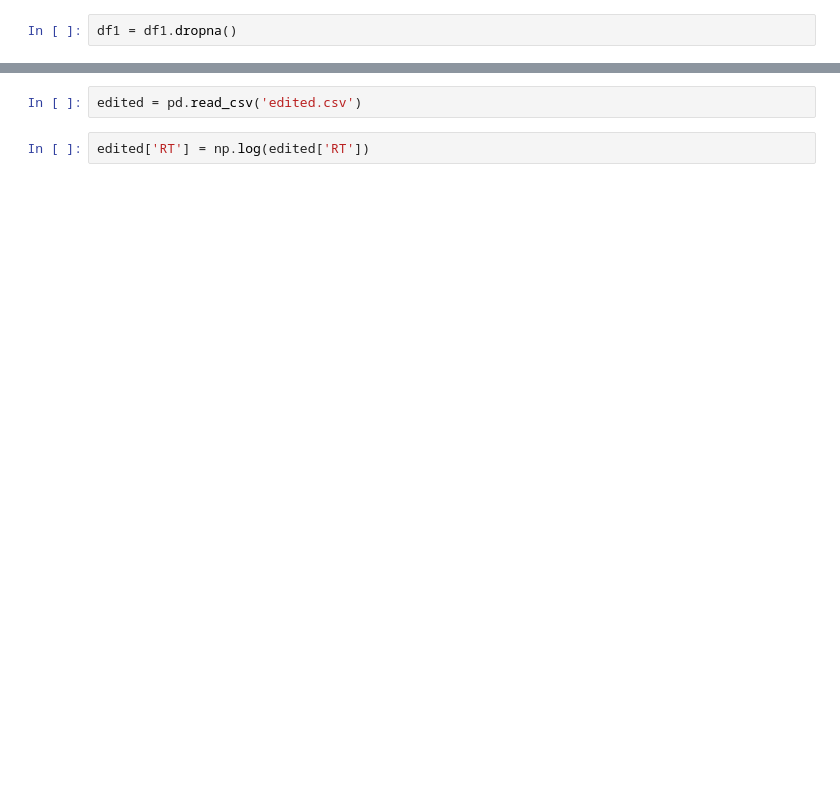
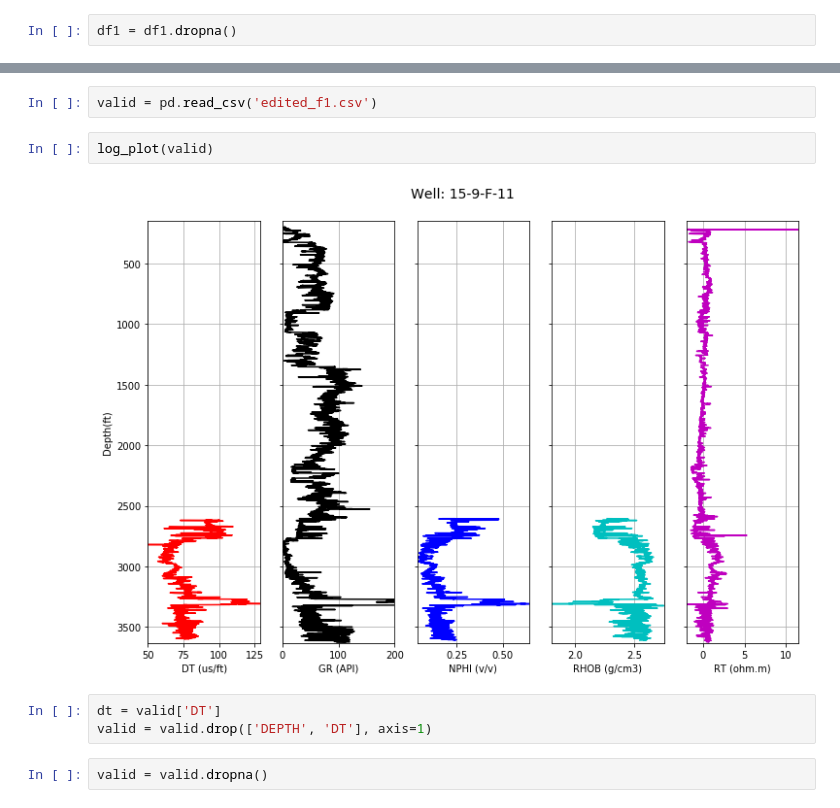
Before and after one commit to olawaleibrahim/PETROPHYSICAL-INTERPRETATION, a Jupyter notebook: Untitled.ipynb, the cells around one changed output, grey strips where cells are left out. Cells and saved outputs as stored; diff of their text form; blank space fills up the shorter version.

```diff
--- a/Untitled.ipynb
+++ b/Untitled.ipynb
@@ -118,4 +212,11 @@ df1.to_csv('edited.csv', index=False)
 # %%
-edited = pd.read_csv('edited.csv')
+valid = pd.read_csv('edited_f1.csv')
-# %%
-edited['RT'] = np.log(edited['RT'])
+# %%
+log_plot(valid)
+# %% [output]
+[figure, added]
+# %%
+dt = valid['DT']
+valid = valid.drop(['DEPTH', 'DT'], axis=1)
+# %%
+valid = valid.dropna()
```
Also changed, not shown: parts of 33 cells of this notebook, 3 other files.
